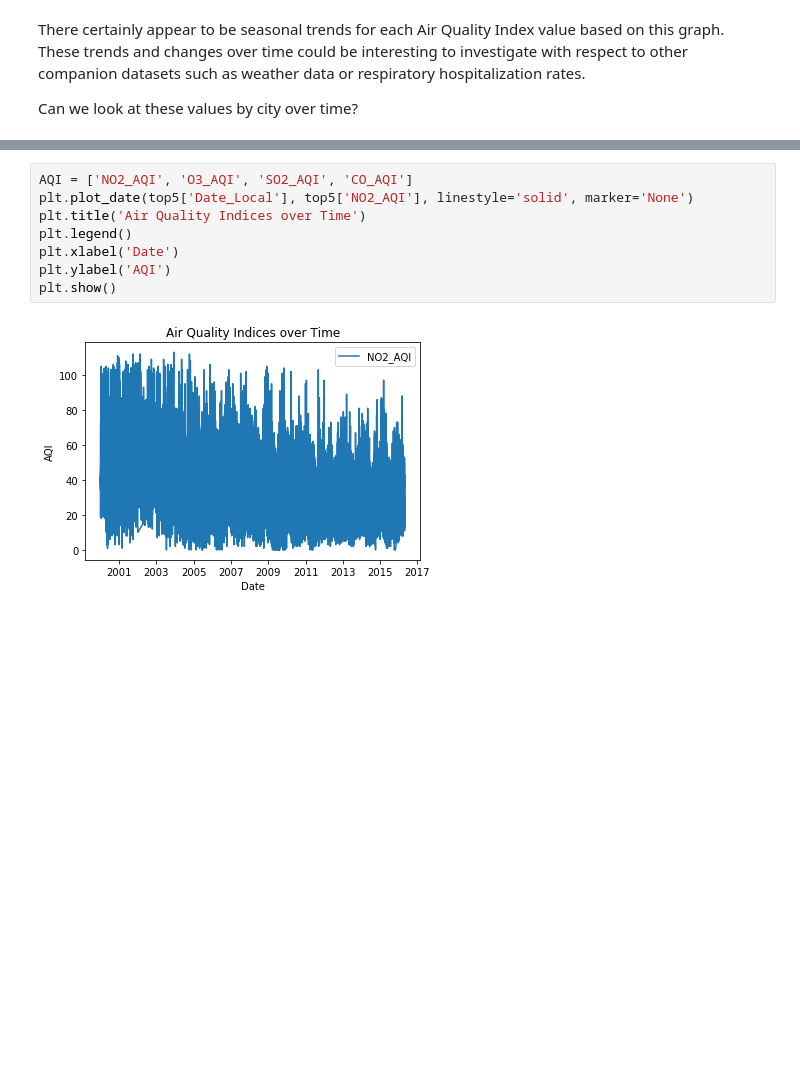
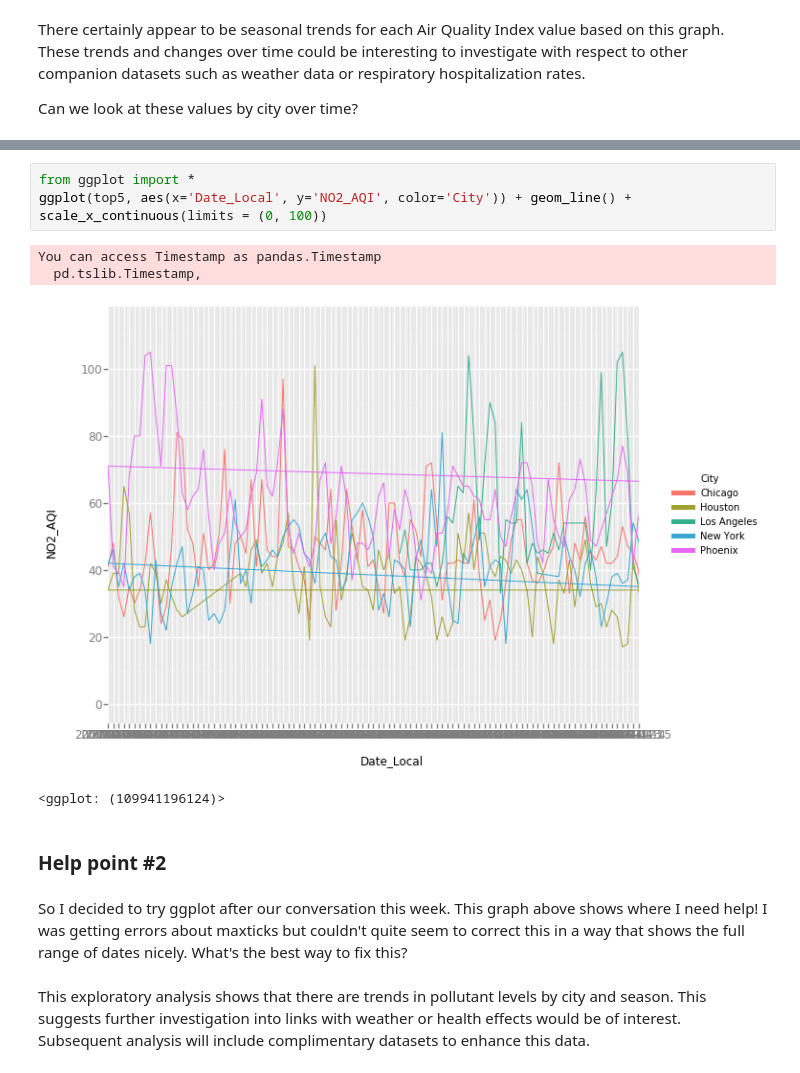
Before and after one commit to bouncebarkrun/Springboard-Data-Science-Career-Track, a Jupyter notebook: 1st Capstone Project/Capstone 1 EDA.ipynb, the cells around one changed output, grey strips where cells are left out. Cells and saved outputs as stored; diff of their text form; blank space fills up the shorter version.

```diff
--- a/1st Capstone Project/Capstone 1 EDA.ipynb
+++ b/1st Capstone Project/Capstone 1 EDA.ipynb
@@ -258,10 +226,14 @@ plt.show()
-# %%
-AQI = ['NO2_AQI', 'O3_AQI', 'SO2_AQI', 'CO_AQI']
-plt.plot_date(top5['Date_Local'], top5['NO2_AQI'], linestyle='solid', marker='None')
-plt.title('Air Quality Indices over Time')
-plt.legend()
-plt.xlabel('Date')
-plt.ylabel('AQI')
-plt.show()
-# %% [output]
-[figure, removed]
+# %%
+from ggplot import *
+ggplot(top5, aes(x='Date_Local', y='NO2_AQI', color='City')) + geom_line() + scale_x_continuous(limits = (0, 100))
+# %% [output]
+You can access Timestamp as pandas.Timestamp
+  pd.tslib.Timestamp,
+[figure, added]
+<ggplot: (109941196124)>
+# %% [markdown]
+### Help point #2
+# %% [markdown]
+So I decided to try ggplot after our conversation this week.  This graph above shows where I need help!  I was getting errors about maxticks but couldn't quite seem to correct this in a way that shows the full range of dates nicely.  What's the best way to fix this?
+# %% [markdown]
+This exploratory analysis shows that there are trends in pollutant levels by city and season.  This suggests further investigation into links with weather or health effects would be of interest.  Subsequent analysis will include complimentary datasets to enhance this data.
```
Also changed, not shown: parts of 6 cells of this notebook.
